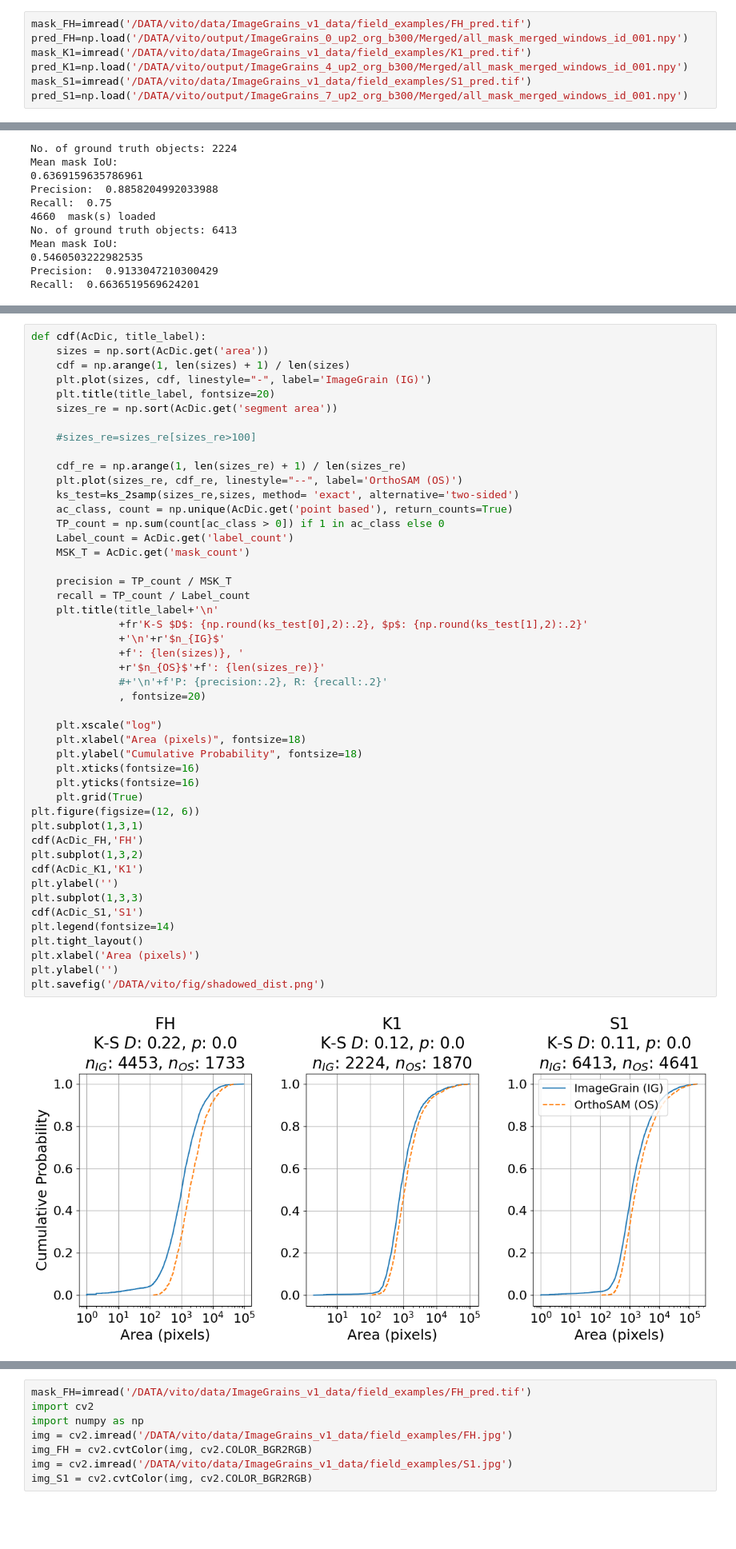
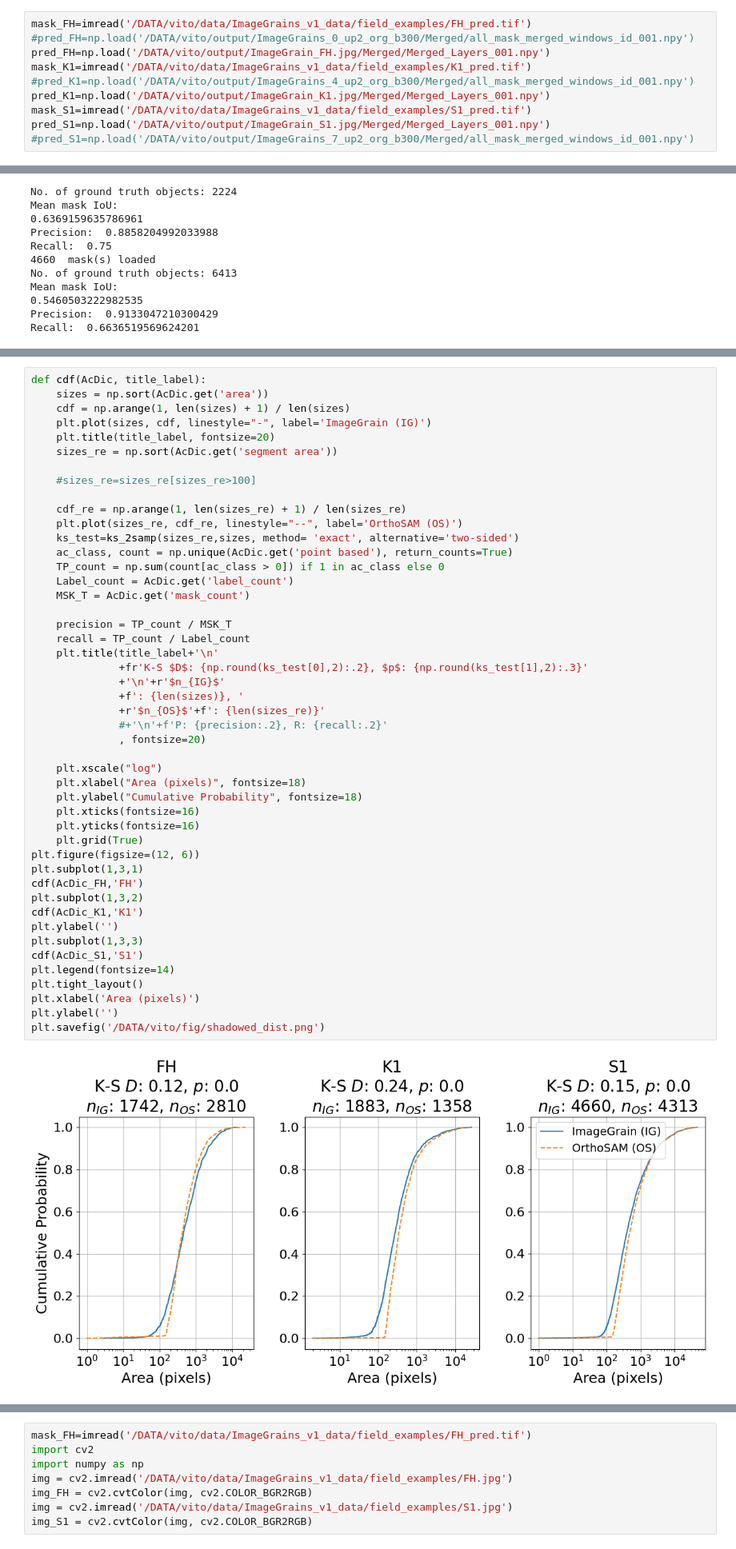
Before and after one commit to UP-RS-ESP/OrthoSAM, a Jupyter notebook: Notebooks/OtherDataset/ImageGrain_ass.ipynb, the cells around one changed output, grey strips where cells are left out. Shown: that part at 80% size. Cells and saved outputs as stored; diff of their text form; blank space fills up the shorter version.

Commit message:
imagegrain new parameters

```diff
--- a/Notebooks/OtherDataset/ImageGrain_ass.ipynb
+++ b/Notebooks/OtherDataset/ImageGrain_ass.ipynb
@@ -28,11 +28,14 @@ def ks_Dict(AcDic):
     return ks
 # %%
 mask_FH=imread('/DATA/vito/data/ImageGrains_v1_data/field_examples/FH_pred.tif')
-pred_FH=np.load('/DATA/vito/output/ImageGrains_0_up2_org_b300/Merged/all_mask_merged_windows_id_001.npy')
+#pred_FH=np.load('/DATA/vito/output/ImageGrains_0_up2_org_b300/Merged/all_mask_merged_windows_id_001.npy')
+pred_FH=np.load('/DATA/vito/output/ImageGrain_FH.jpg/Merged/Merged_Layers_001.npy')
 mask_K1=imread('/DATA/vito/data/ImageGrains_v1_data/field_examples/K1_pred.tif')
-pred_K1=np.load('/DATA/vito/output/ImageGrains_4_up2_org_b300/Merged/all_mask_merged_windows_id_001.npy')
+#pred_K1=np.load('/DATA/vito/output/ImageGrains_4_up2_org_b300/Merged/all_mask_merged_windows_id_001.npy')
+pred_K1=np.load('/DATA/vito/output/ImageGrain_K1.jpg/Merged/Merged_Layers_001.npy')
 mask_S1=imread('/DATA/vito/data/ImageGrains_v1_data/field_examples/S1_pred.tif')
-pred_S1=np.load('/DATA/vito/output/ImageGrains_7_up2_org_b300/Merged/all_mask_merged_windows_id_001.npy')
+pred_S1=np.load('/DATA/vito/output/ImageGrain_S1.jpg/Merged/Merged_Layers_001.npy')
+#pred_S1=np.load('/DATA/vito/output/ImageGrains_7_up2_org_b300/Merged/all_mask_merged_windows_id_001.npy')
 # %%
 AcDic_FH=accuracy(mask_FH, pred_FH)
 precision_recall(AcDic_FH)
@@ -112,35 +115,35 @@ def cdf(AcDic, title_label):
 
     precision = TP_count / MSK_T
     recall = TP_count / Label_count
     plt.title(title_label+'\n'
-              +fr'K-S $D$: {np.round(ks_test[0],2):.2}, $p$: {np.round(ks_test[1],2):.2}'
+              +fr'K-S $D$: {np.round(ks_test[0],2):.2}, $p$: {np.round(ks_test[1],2):.3}'
               +'\n'+r'$n_{IG}$'
               +f': {len(sizes)}, '
               +r'$n_{OS}$'+f': {len(sizes_re)}'
               #+'\n'+f'P: {precision:.2}, R: {recall:.2}'
               , fontsize=20)
 
     plt.xscale("log")
     plt.xlabel("Area (pixels)", fontsize=18)
     plt.ylabel("Cumulative Probability", fontsize=18)
     plt.xticks(fontsize=16)
     plt.yticks(fontsize=16)
     plt.grid(True)
 plt.figure(figsize=(12, 6))
 plt.subplot(1,3,1)
 cdf(AcDic_FH,'FH')
 plt.subplot(1,3,2)
 cdf(AcDic_K1,'K1')
 plt.ylabel('')
 plt.subplot(1,3,3)
 cdf(AcDic_S1,'S1')
 plt.legend(fontsize=14)
 plt.tight_layout()
 plt.xlabel('Area (pixels)')
 plt.ylabel('')
 plt.savefig('/DATA/vito/fig/shadowed_dist.png')
 # %% [output]
-[figure, old version]
+[figure, new version]
 # %%
 def precision_recall_return(AcDic):
     #threshold=0.9
```
Also changed, not shown: parts of 3 cells of this notebook, 4 other files.
